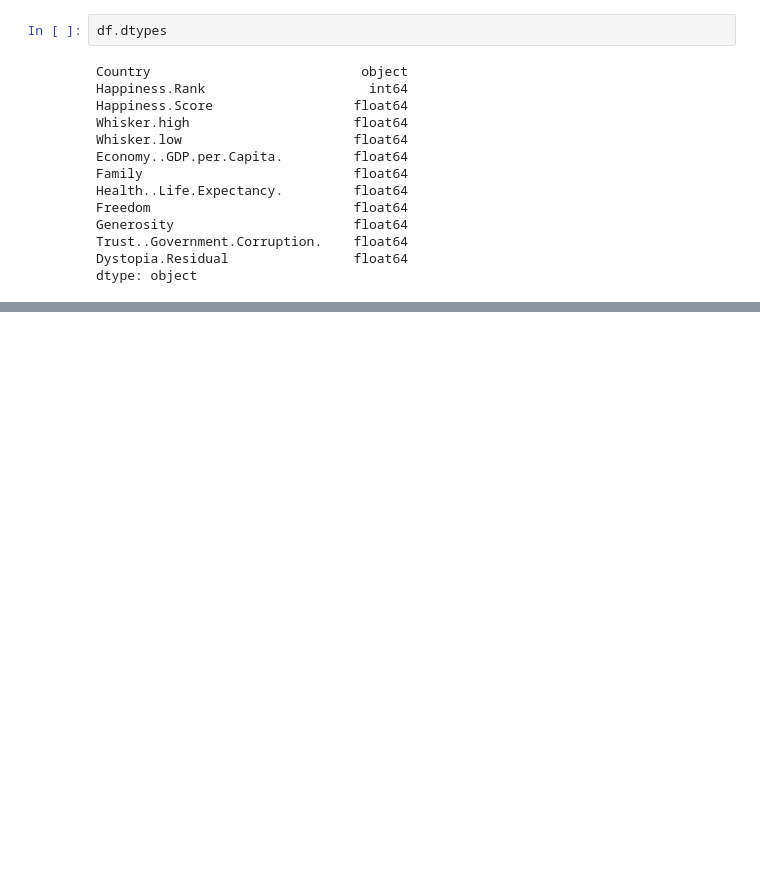
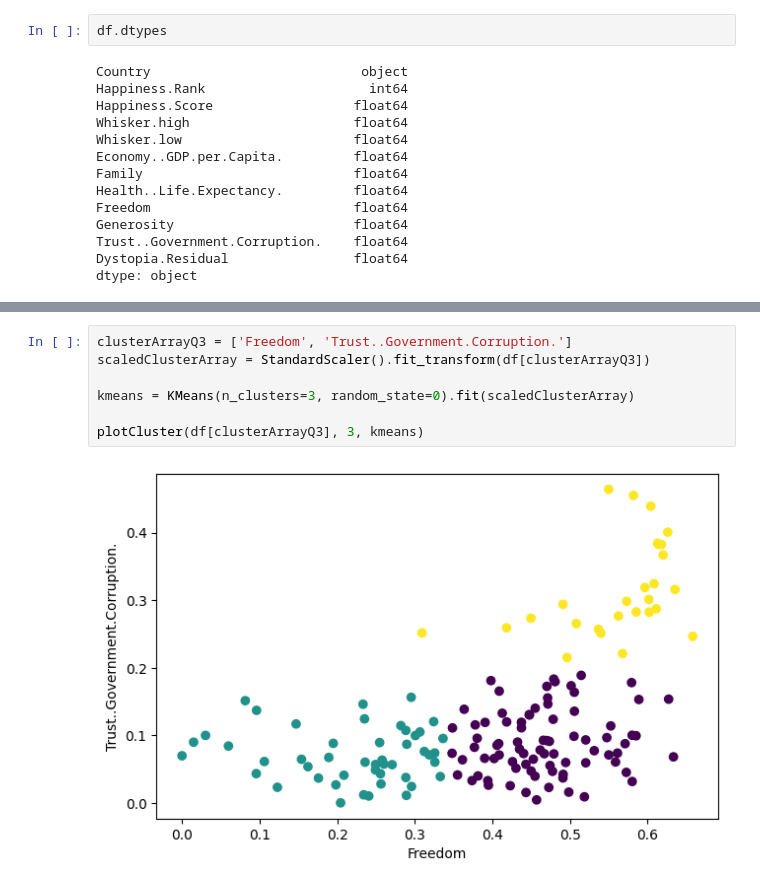
Before and after one commit to Vovegog/IBE400---Group-Project, a Jupyter notebook: groupProject.ipynb, the cells around one changed output, grey strips where cells are left out. Cells and saved outputs as stored; diff of their text form; blank space fills up the shorter version.

```diff
--- a/groupProject.ipynb
+++ b/groupProject.ipynb
@@ -82,0 +176,9 @@ dtype: object
+# %%
+clusterArrayQ3 = ['Freedom', 'Trust..Government.Corruption.']
+scaledClusterArray = StandardScaler().fit_transform(df[clusterArrayQ3])
+
+kmeans = KMeans(n_clusters=3, random_state=0).fit(scaledClusterArray)
+
+plotCluster(df[clusterArrayQ3], 3, kmeans)
+# %% [output]
+[figure, added]
```
Also changed, not shown: parts of 10 cells of this notebook, 1 other file.
